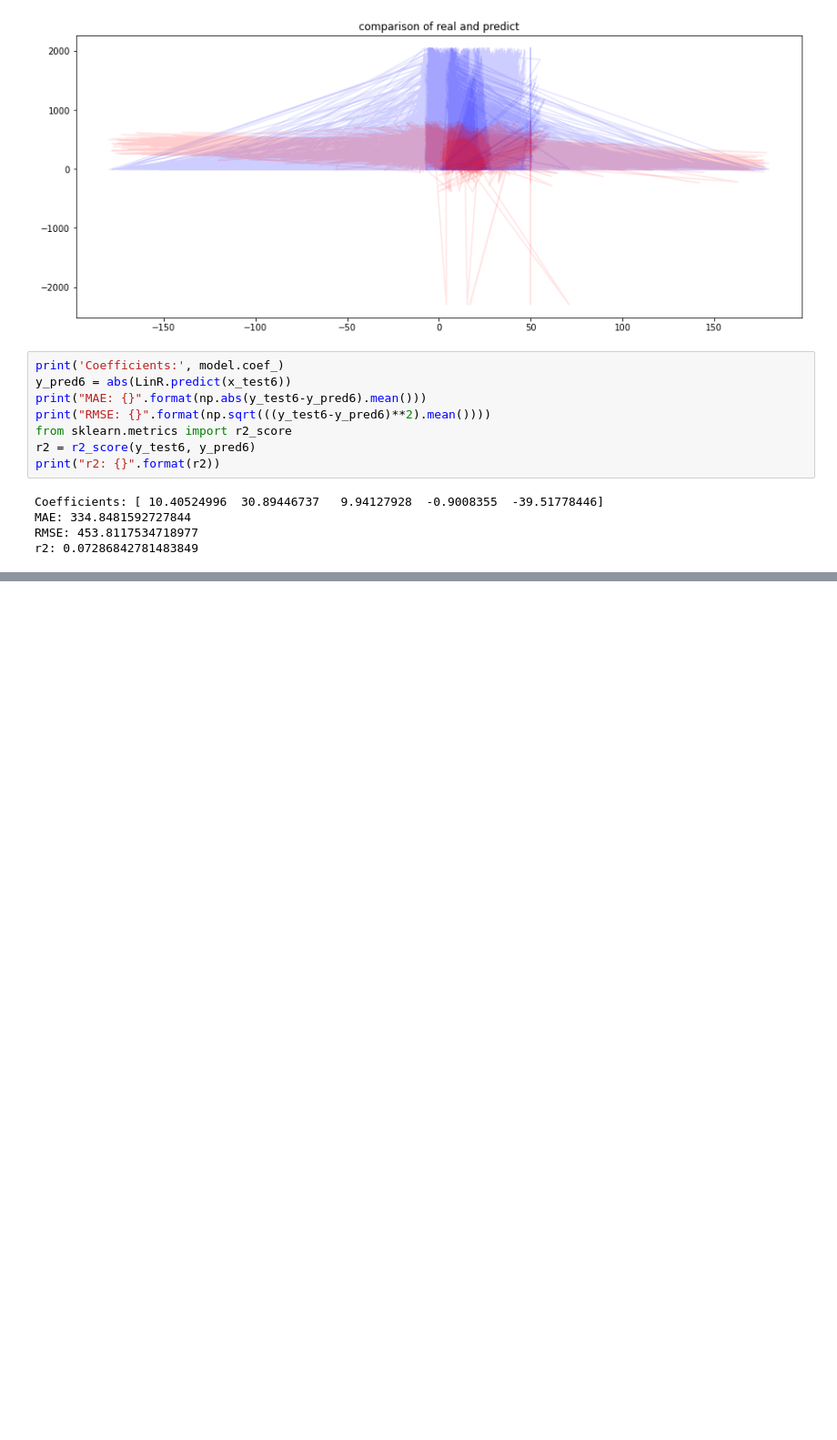
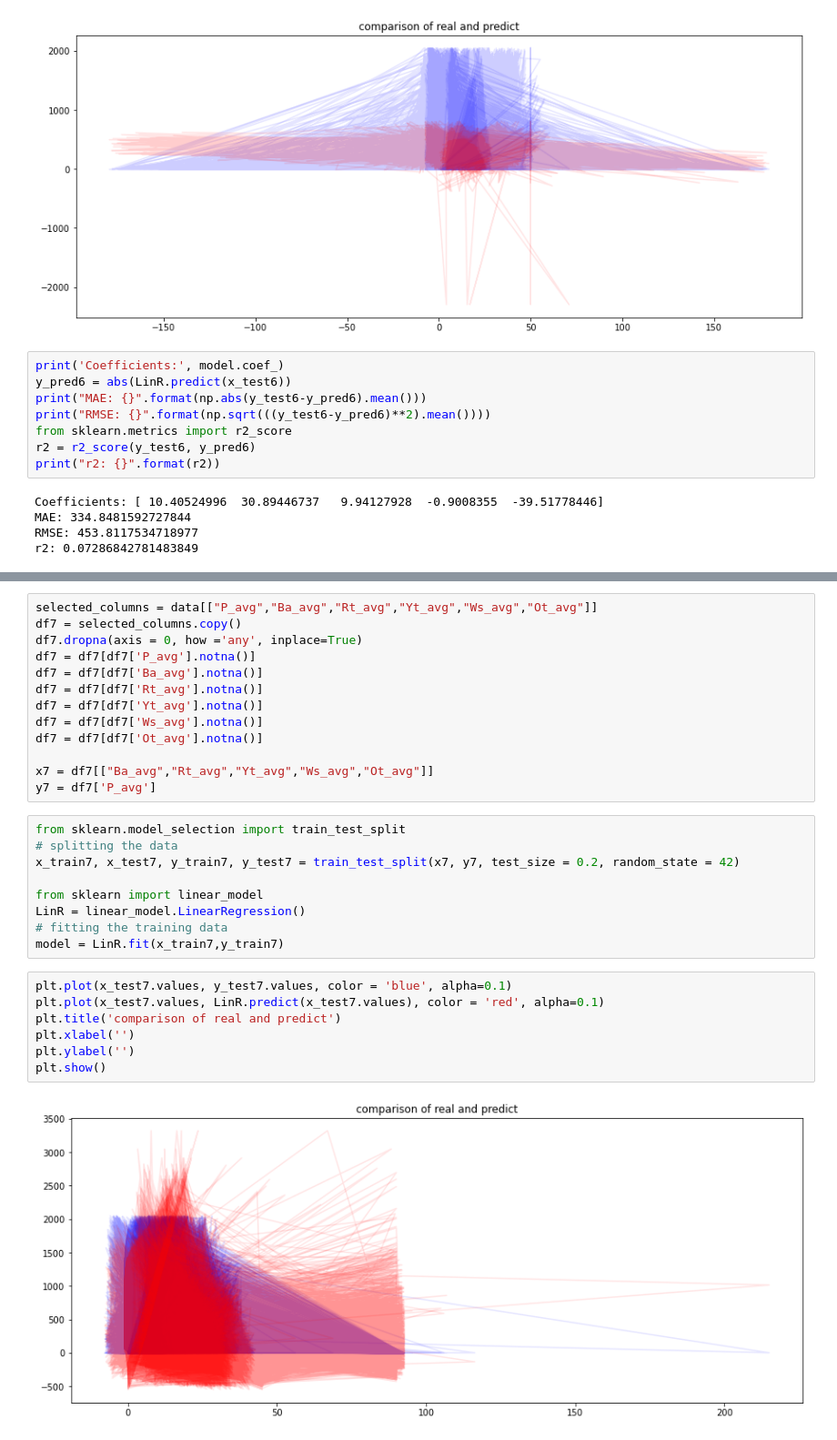
Before and after one commit to jo997/BA-WindPowerForecasting, a Jupyter notebook: JupyterNotebooks/LinearRegression.ipynb, the cells around one changed output, grey strips where cells are left out. Shown at 91% size. Cells and saved outputs as stored; diff of their text form; blank space fills up the shorter version.

Commit message:
table feature selection

```diff
--- a/JupyterNotebooks/LinearRegression.ipynb
+++ b/JupyterNotebooks/LinearRegression.ipynb
@@ -342,0 +351,31 @@ r2: 0.07286842781483849
+# %%
+selected_columns = data[["P_avg","Ba_avg","Rt_avg","Yt_avg","Ws_avg","Ot_avg"]]
+df7 = selected_columns.copy()
+df7.dropna(axis = 0, how ='any', inplace=True)
+df7 = df7[df7['P_avg'].notna()]
+df7 = df7[df7['Ba_avg'].notna()]
+df7 = df7[df7['Rt_avg'].notna()]
+df7 = df7[df7['Yt_avg'].notna()]
+df7 = df7[df7['Ws_avg'].notna()]
+df7 = df7[df7['Ot_avg'].notna()]
+
+x7 = df7[["Ba_avg","Rt_avg","Yt_avg","Ws_avg","Ot_avg"]]
+y7 = df7['P_avg']
+# %%
+from sklearn.model_selection import train_test_split
+# splitting the data
+x_train7, x_test7, y_train7, y_test7 = train_test_split(x7, y7, test_size = 0.2, random_state = 42)
+
+from sklearn import linear_model
+LinR = linear_model.LinearRegression()
+# fitting the training data
+model = LinR.fit(x_train7,y_train7)
+# %%
+plt.plot(x_test7.values, y_test7.values, color = 'blue', alpha=0.1)
+plt.plot(x_test7.values, LinR.predict(x_test7.values), color = 'red', alpha=0.1)
+plt.title('comparison of real and predict')
+plt.xlabel('')
+plt.ylabel('')
+plt.show()
+# %% [output]
+[figure, added]
```
Also changed, not shown: parts of 17 cells of this notebook, 2 other files.
